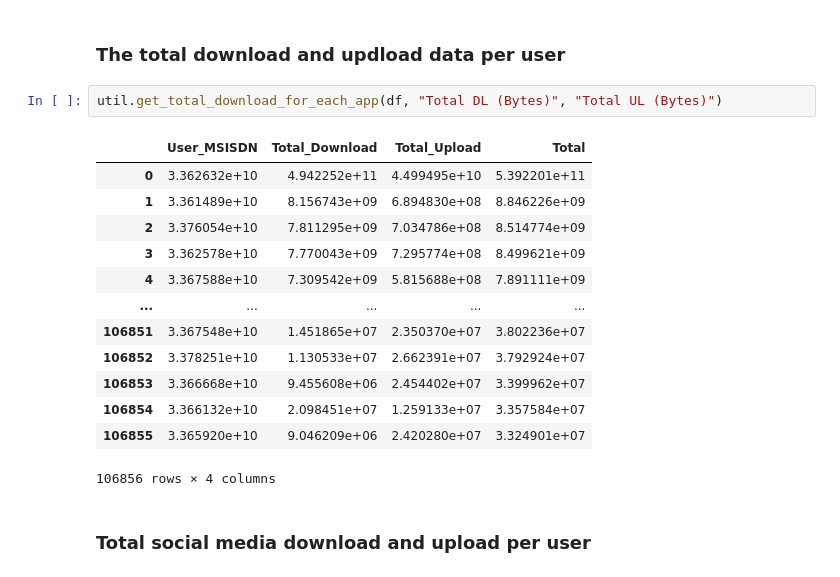
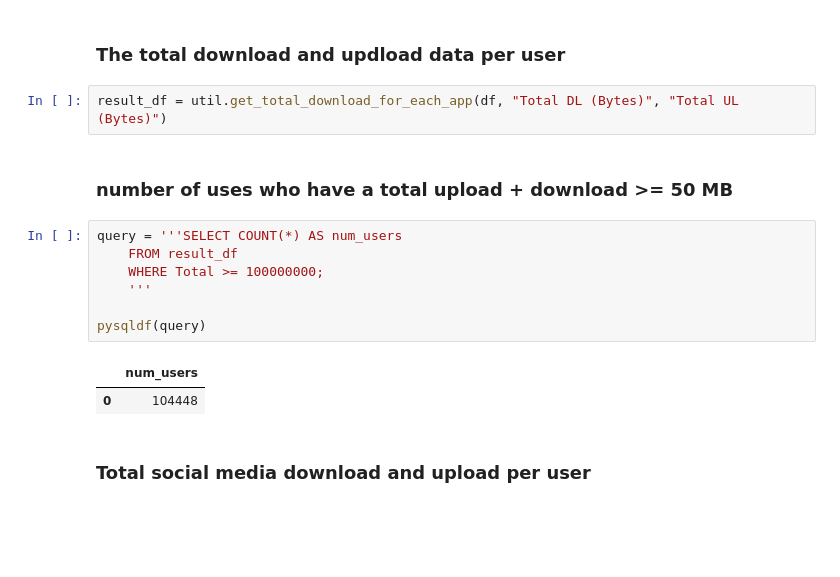
Before and after one commit to Misganaw-Berihun/User_analytics_in_Telecommunication, a Jupyter notebook: notebooks/02_user_experience_01.ipynb, the cells around one changed output. Cells and saved outputs as stored; diff of their text form; blank space fills up the shorter version.

```diff
--- a/notebooks/02_user_experience_01.ipynb
+++ b/notebooks/02_user_experience_01.ipynb
@@ -282,21 +300,19 @@ result_df
 # %% [markdown]
 ### The total download and updload data per user
 # %%
-util.get_total_download_for_each_app(df, "Total DL (Bytes)", "Total UL (Bytes)")
+result_df = util.get_total_download_for_each_app(df, "Total DL (Bytes)", "Total UL (Bytes)")
-# %% [output]
-|  | User_MSISDN | Total_Download | Total_Upload | Total |
-| 0 | 3.362632e+10 | 4.942252e+11 | 4.499495e+10 | 5.392201e+11 |
-| 1 | 3.361489e+10 | 8.156743e+09 | 6.894830e+08 | 8.846226e+09 |
-| 2 | 3.376054e+10 | 7.811295e+09 | 7.034786e+08 | 8.514774e+09 |
-| 3 | 3.362578e+10 | 7.770043e+09 | 7.295774e+08 | 8.499621e+09 |
-| 4 | 3.367588e+10 | 7.309542e+09 | 5.815688e+08 | 7.891111e+09 |
-| ... | ... | ... | ... | ... |
-| 106851 | 3.367548e+10 | 1.451865e+07 | 2.350370e+07 | 3.802236e+07 |
-| 106852 | 3.378251e+10 | 1.130533e+07 | 2.662391e+07 | 3.792924e+07 |
-| 106853 | 3.366668e+10 | 9.455608e+06 | 2.454402e+07 | 3.399962e+07 |
-| 106854 | 3.366132e+10 | 2.098451e+07 | 1.259133e+07 | 3.357584e+07 |
-| 106855 | 3.365920e+10 | 9.046209e+06 | 2.420280e+07 | 3.324901e+07 |
-106856 rows × 4 columns
+# %% [markdown]
+### number of uses who have a total upload + download >= 50 MB
+# %%
+query = '''SELECT COUNT(*) AS num_users
+    FROM result_df
+    WHERE Total >= 100000000;
+    '''
+
+pysqldf(query)
+# %% [output]
+|  | num_users |
+| 0 | 104448 |
 # %% [markdown]
 ### Total social media download  and upload per user
 # %%
```
Also changed, not shown: parts of 7 cells of this notebook, 2 other files.
